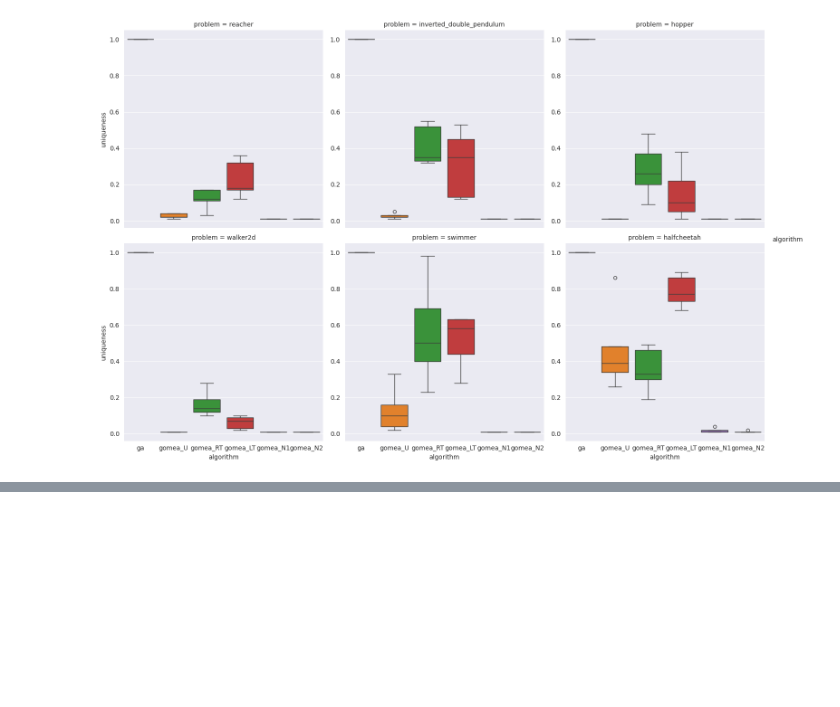
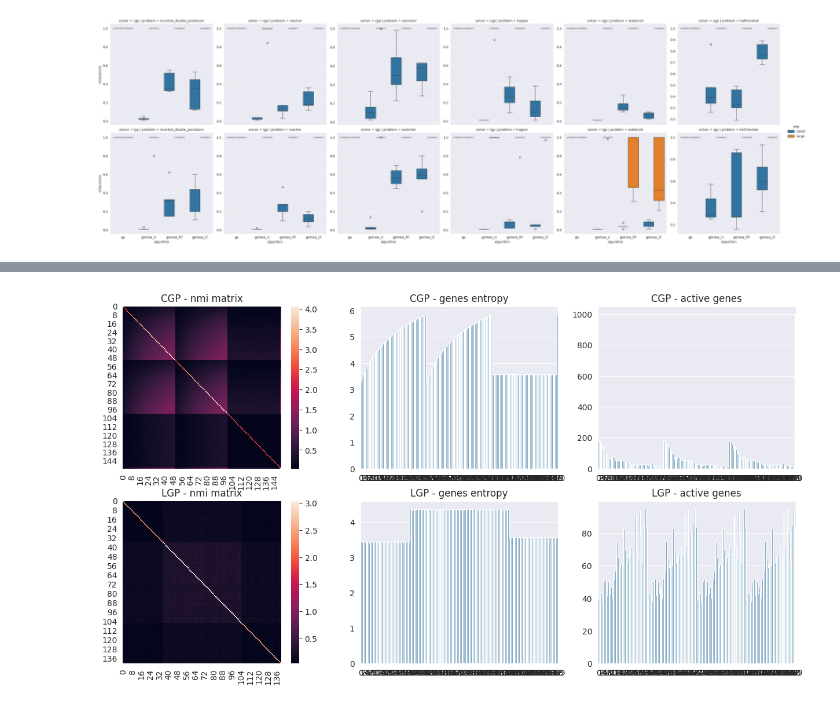
Before and after one commit to giorgia-nadizar/cgpax, a Jupyter notebook: analysis/continuous_control.ipynb, the cells around one changed output, grey strips where cells are left out. Saved outputs shown, nothing was run; the diff lists cells and outputs as text; code cells hidden in the pictures; blank space fills up the shorter version.

```diff
--- a/analysis/continuous_control.ipynb
+++ b/analysis/continuous_control.ipynb
@@ -86,9 +106,34 @@ plt.show()
 # %%
 sns.catplot(
-    data=final_control_df, x='algorithm', y='uniqueness', hue="algorithm",
-    col='problem', kind='box', col_wrap=3,
+    data=final_control_df, x='algorithm', y='uniqueness', hue="pop",
+    col='problem', kind='box', row="solver",
     sharey=False
 )
 plt.show()
 # %% [output]
-[figure, old version]
+[figure, new version]
+# %%
+import jax.numpy as jnp
+
+seed = 0
+environment = "inverted_double_pendulum"
+pop_type = "_large_pop"
+solvers = ["cgp", "lgp"]
+
+fig, axs = plt.subplots(2, 3)
+fig.set_figwidth(15)
+fig.set_figheight(8)
+
+for solver_idx, solver in enumerate(solvers):
+    base_path = f"../results/gomea_{solver}_{environment}_LT_{seed}_fi{pop_type}"
+    nmi_matrix = jnp.load(f"{base_path}/nmi_matrix.npy")
+    unique_genes = jnp.load(f"{base_path}/unique_genes.npy")
+    activity_count = jnp.load(f"{base_path}/activity_count.npy")
+    sns.heatmap(nmi_matrix, ax=axs[solver_idx, 0])
+    axs[solver_idx, 0].set_title(f'{solver.upper()} - nmi matrix')
+    sns.barplot(unique_genes, ax=axs[solver_idx, 1])
+    axs[solver_idx, 1].set_title(f'{solver.upper()} - genes entropy')
+    sns.barplot(activity_count, ax=axs[solver_idx, 2])
+    axs[solver_idx, 2].set_title(f'{solver.upper()} - active genes')
+plt.show()
+# %% [output]
@@ -94,0 +141 @@ plt.show()
+[figure, added]
```
Also changed, not shown: parts of 6 cells of this notebook.
